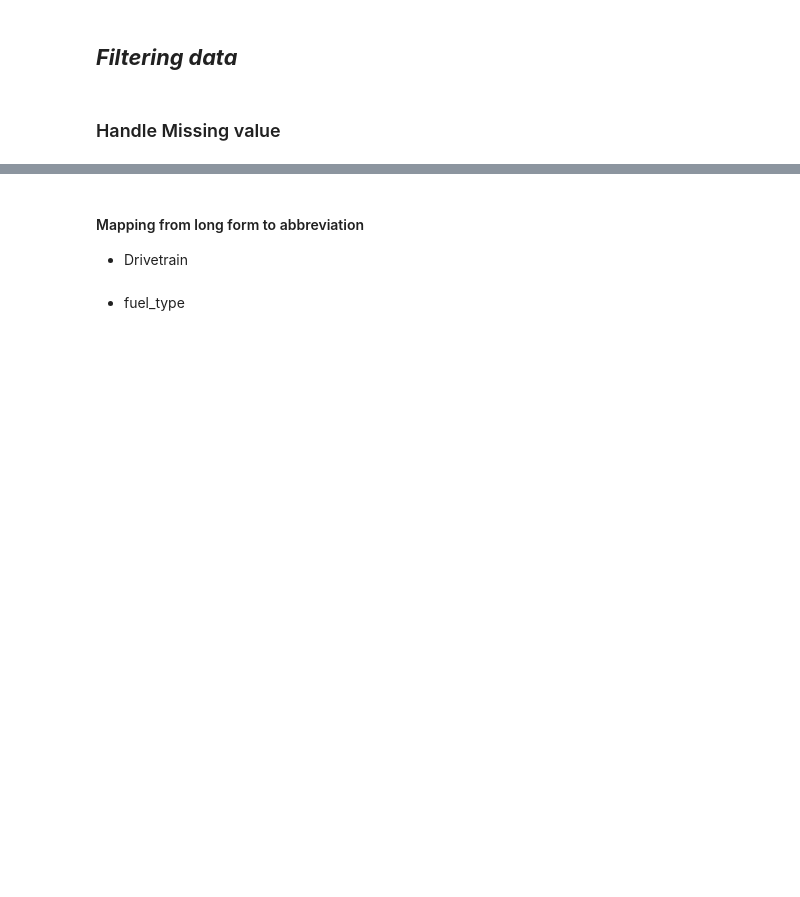
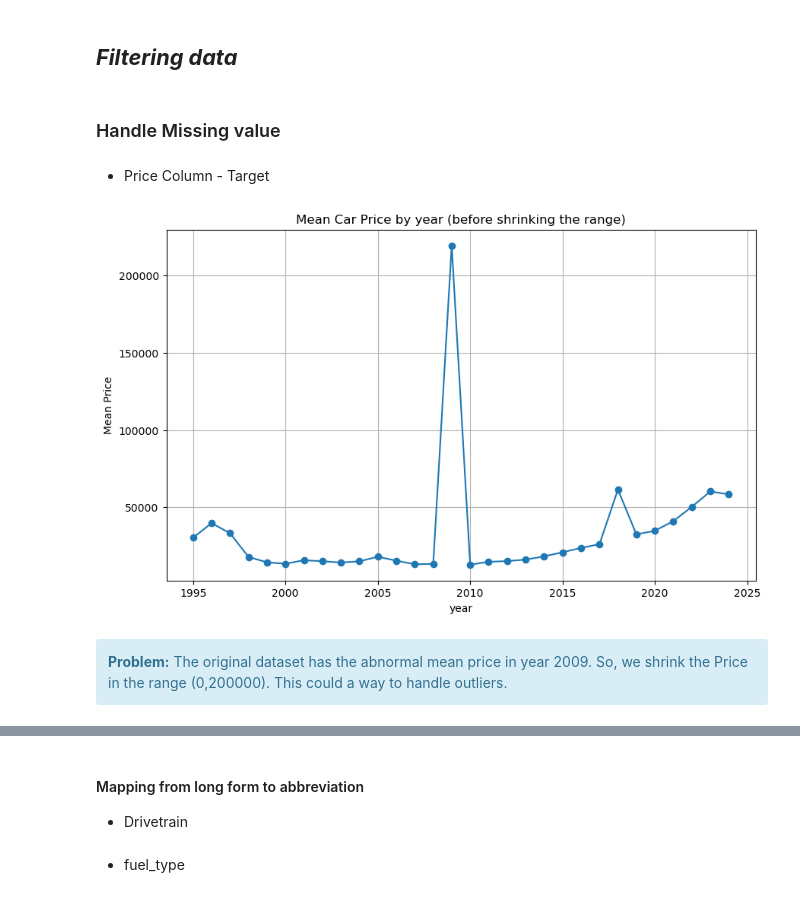
Before and after one commit to syl21b/Car-Price-Prediction, a Jupyter notebook: car-price-prediction.ipynb, the cells around one changed output, grey strips where cells are left out. Cells and saved outputs as stored; diff of their text form; code cells hidden in the pictures; blank space fills up the shorter version.

```diff
--- a/car-price-prediction.ipynb
+++ b/car-price-prediction.ipynb
@@ -213,3 +226,23 @@ Name: Engine Features, Length: 1158, dtype: int64,
 ## ***Filtering data***
 # %% [markdown]
 ### Handle Missing value
+# %% [markdown]
+* Price Column - Target
+# %%
+# before shrinkage
+mean_prices_by_year = df.groupby('year')['price'].mean().reset_index()
+
+plt.figure(figsize=(10, 6))
+plt.plot(mean_prices_by_year['year'], mean_prices_by_year['price'], marker='o', linestyle='-')
+plt.title('Mean Car Price by year (before shrinking the range)')
+plt.xlabel('year')
+plt.ylabel('Mean Price')
+plt.grid(True)
+plt.show()
+# %% [output]
+[figure, added]
+# %% [markdown]
+<div class="alert alert-block alert-info">
+<b>Problem:</b>
+The original dataset has the abnormal mean price in year 2009. So, we shrink the Price in the range (0,200000). This could a way to handle outliers.
+</div>
```
Also changed, not shown: parts of 27 cells of this notebook.
